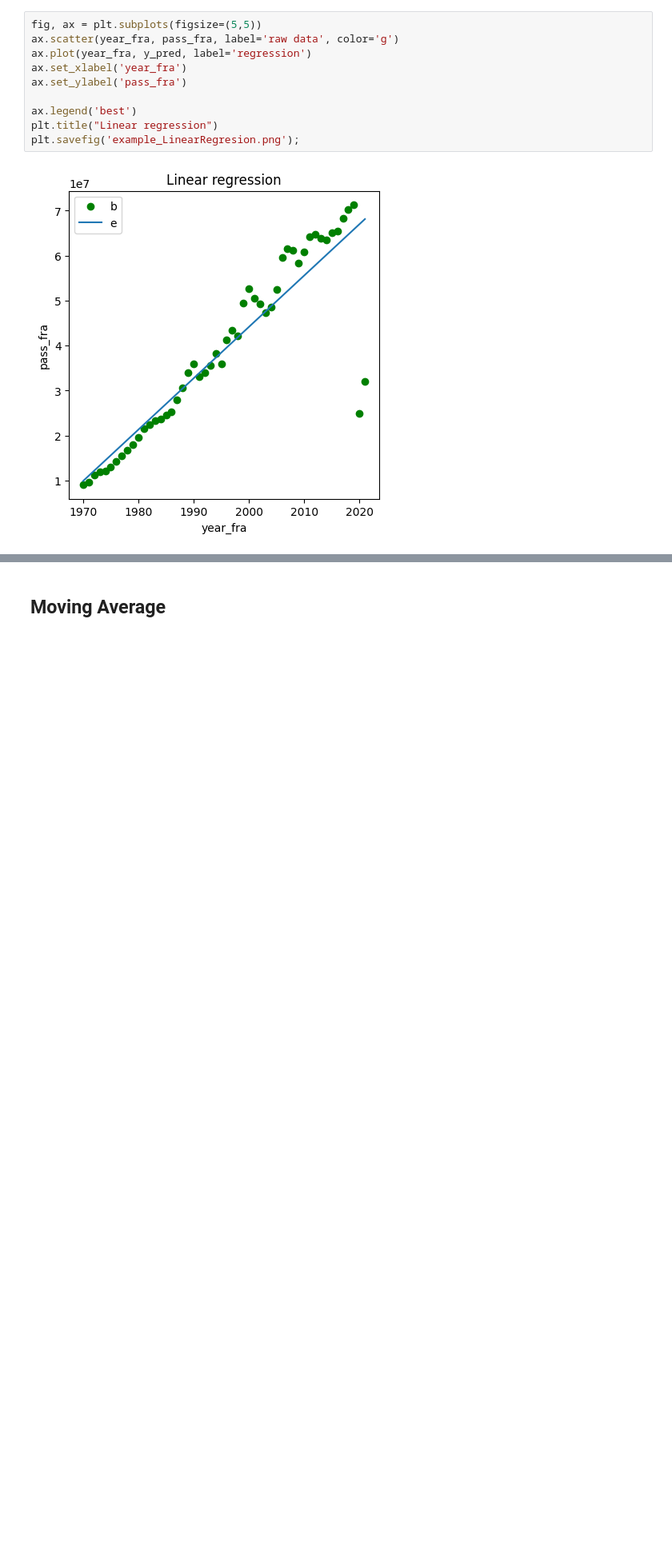
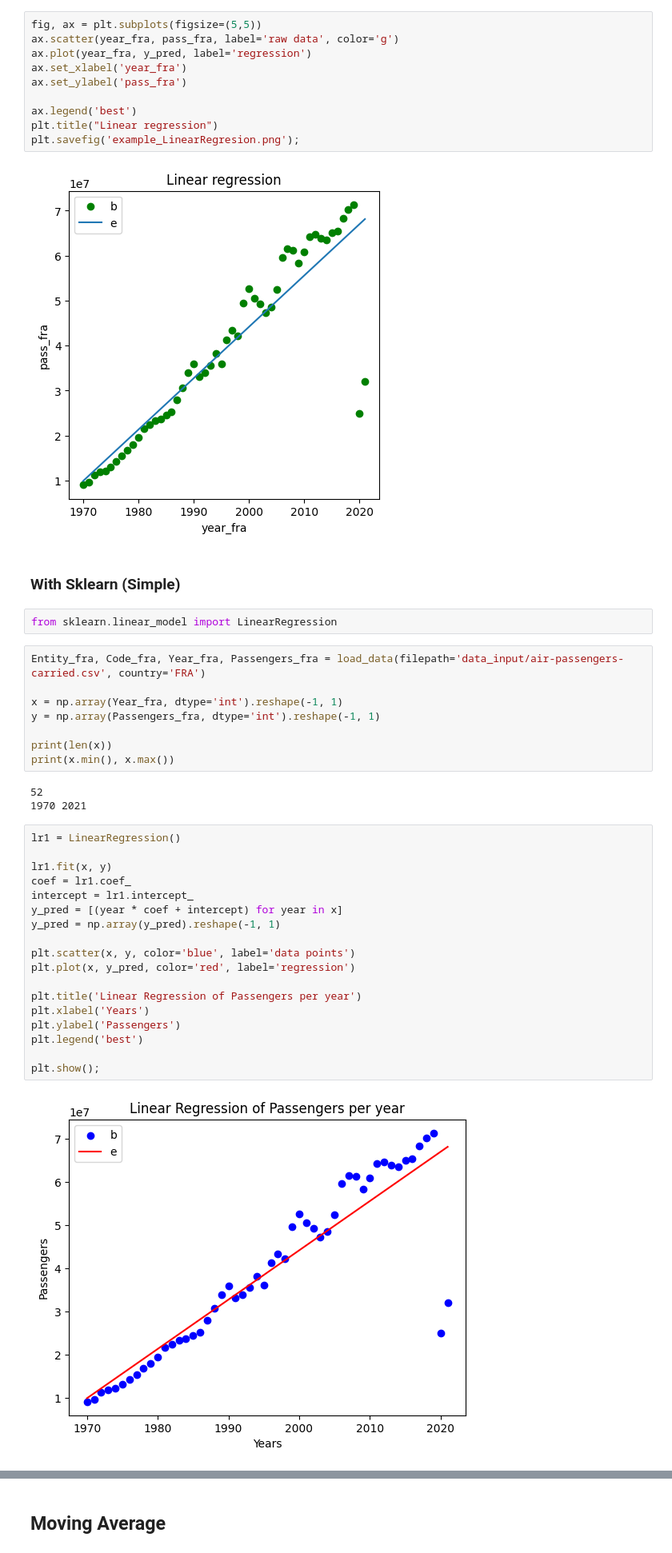
Before and after one commit to CedricCouche/SupplyTools, a Jupyter notebook: Forecasting.ipynb, the cells around one changed output, grey strips where cells are left out. Shown at 80% size. Drawn from its saved outputs; the diff is of its cells as text; blank space fills up the shorter version.

```diff
--- a/Forecasting.ipynb
+++ b/Forecasting.ipynb
@@ -111,3 +111,38 @@ plt.title("Linear regression")
 plt.savefig('example_LinearRegresion.png');
 # %% [output]
 [figure]
+# %% [markdown]
+### With Sklearn (Simple)
+# %%
+from sklearn.linear_model import LinearRegression
+# %%
+Entity_fra, Code_fra, Year_fra, Passengers_fra = load_data(filepath='data_input/air-passengers-carried.csv', country='FRA')
+
+x = np.array(Year_fra, dtype='int').reshape(-1, 1)
+y = np.array(Passengers_fra, dtype='int').reshape(-1, 1)
+
+print(len(x))
+print(x.min(), x.max())
+# %% [output]
+52
+1970 2021
+# %%
+lr1 = LinearRegression()
+
+lr1.fit(x, y)
+coef = lr1.coef_
+intercept = lr1.intercept_
+y_pred = [(year * coef + intercept) for year in x]
+y_pred = np.array(y_pred).reshape(-1, 1)
+
+plt.scatter(x, y, color='blue', label='data points')
+plt.plot(x, y_pred, color='red', label='regression')
+
+plt.title('Linear Regression of Passengers per year')
+plt.xlabel('Years')
+plt.ylabel('Passengers')
+plt.legend('best')
+
+plt.show();
+# %% [output]
+[figure, added]
```
Also changed, not shown: parts of 29 cells of this notebook.
